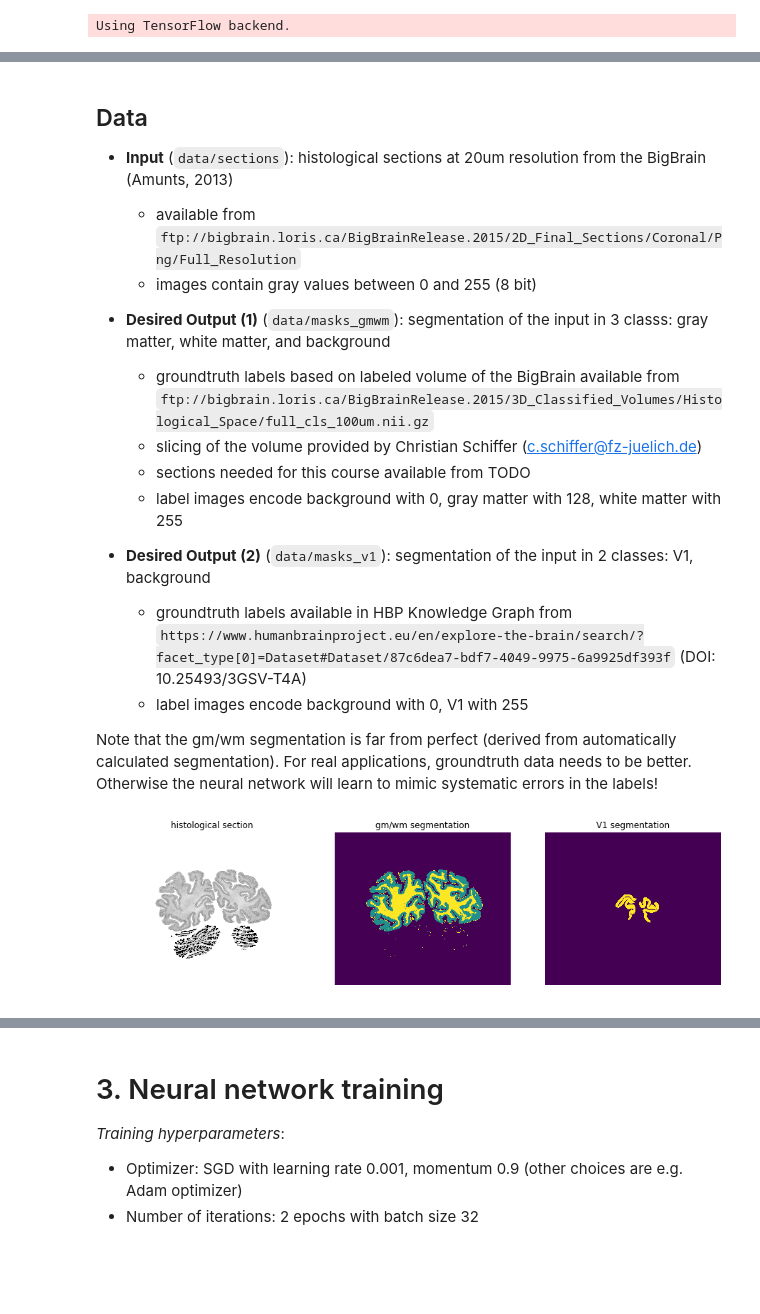
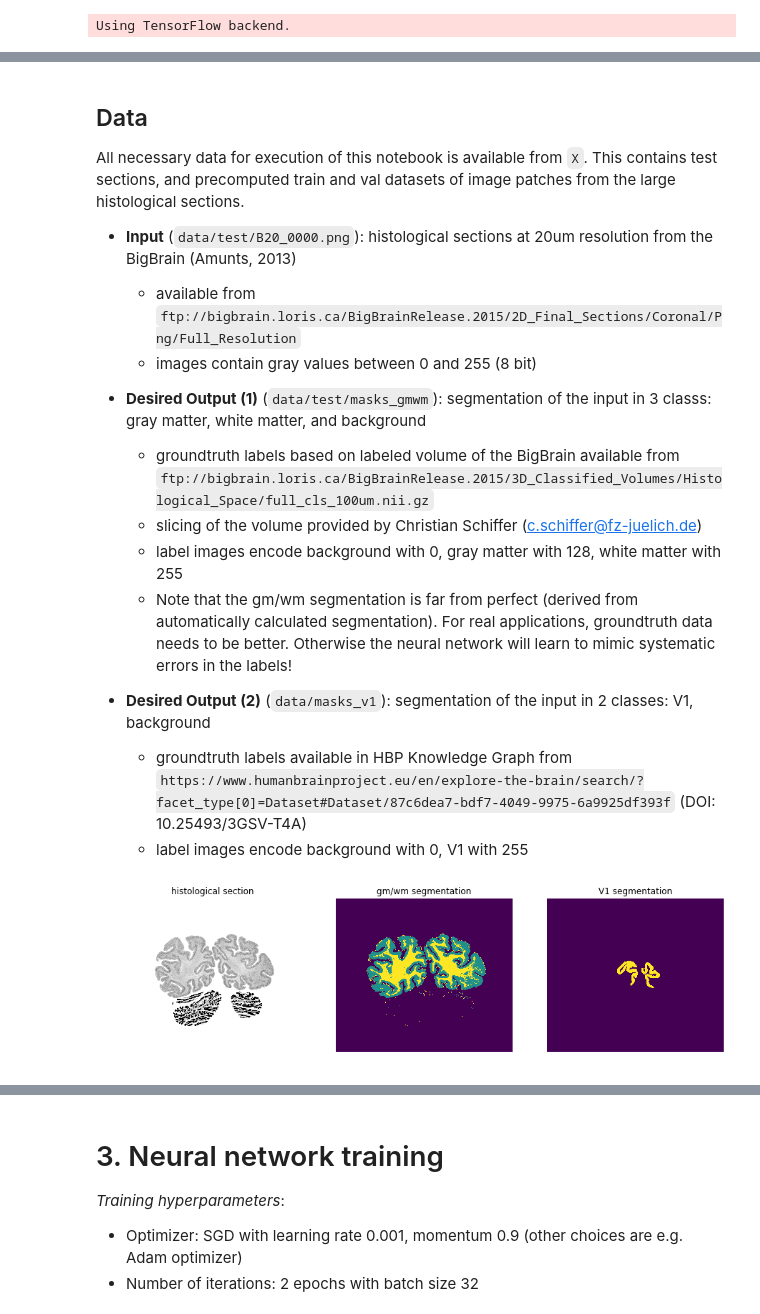
Before and after one commit to hspitzer/histo-seg, a Jupyter notebook: tutorial-segmentation.ipynb, the cells around one changed output, grey strips where cells are left out. Saved outputs shown, nothing was run; the diff lists cells and outputs as text; code cells hidden in the pictures; blank space fills up the shorter version.

Commit message:
extract dataprocessing in extra notebook

```diff
--- a/tutorial-segmentation.ipynb
+++ b/tutorial-segmentation.ipynb
@@ -69,10 +51,15 @@ NameError: name 'TODO' is not defined
 # %%
 # look at structure of data directory
-data_dir = 'data'
-!ls -R {data_dir}
+!ls -R {data_dir} --ignore raw
 
-sections_fname = os.path.join(data_dir, 'sections/B20_{}.png')
-masks_v1_fname = os.path.join(data_dir, 'masks_v1/B20_{}_v1.png')
-masks_gmwm_fname = os.path.join(data_dir, 'masks_gmwm/B20_{}_gmwm.png')
+sections_fname = os.path.join(data_dir, 'test/B20_{}.png')
+masks_v1_fname = os.path.join(data_dir, 'test/B20_{}_v1.png')
+masks_gmwm_fname = os.path.join(data_dir, 'test/B20_{}_gmwm.png')
+
+# split available sections in train/val and test sections
+imgs = sorted(glob.glob(masks_v1_fname.format('*')))
+test_sections = get_section_no(imgs)
+
+print('Test sections', test_sections)
 # %% [output]
 data:
@@ -95,40 +75,38 @@ B20_0481.png  B20_0961.png  B20_1441.png  B20_1921.png
 # %% [markdown]
 ## Data
+All necessary data for execution of this notebook is available from `X`. This contains test sections, and precomputed train and val datasets of image patches from the large histological sections.
 
-- **Input** (``data/sections``): histological sections at 20um resolution from the BigBrain (Amunts, 2013)
+- **Input** (``data/test/B20_0000.png``): histological sections at 20um resolution from the BigBrain (Amunts, 2013)
     - available from ``ftp://bigbrain.loris.ca/BigBrainRelease.2015/2D_Final_Sections/Coronal/Png/Full_Resolution``
     - images contain gray values between 0 and 255 (8 bit)
 
 
-- **Desired Output (1)** (``data/masks_gmwm``): segmentation of the input in 3 classs: gray matter, white matter, and background
+- **Desired Output (1)** (``data/test/masks_gmwm``): segmentation of the input in 3 classs: gray matter, white matter, and background
     - groundtruth labels based on labeled volume of the BigBrain available from ``ftp://bigbrain.loris.ca/BigBrainRelease.2015/3D_Classified_Volumes/Histological_Space/full_cls_100um.nii.gz``
     - slicing of the volume provided by Christian Schiffer (c.schiffer@fz-juelich.de)
-    - sections needed for this course available from TODO
     - label images encode background with 0, gray matter with 128, white matter with 255
-
+    - Note that the gm/wm segmentation is far from perfect (derived from automatically calculated segmentation). For real applications, groundtruth data needs to be better. Otherwise the neural network will learn to mimic systematic errors in the labels!
 
 - **Desired Output (2)** (``data/masks_v1``): segmentation of the input in 2 classes: V1, background
     - groundtruth labels available in HBP Knowledge Graph from ``https://www.humanbrainproject.eu/en/explore-the-brain/search/?facet_type[0]=Dataset#Dataset/87c6dea7-bdf7-4049-9975-6a9925df393f`` (DOI: 10.25493/3GSV-T4A)
     - label images encode background with 0, V1 with 255
-
-Note that the gm/wm segmentation is far from perfect (derived from automatically calculated segmentation). For real applications, groundtruth data needs to be better. Otherwise the neural network will learn to mimic systematic errors in the labels!
 # %%
 #load and display section and label
-img = imageio.imread('data/sections/B20_1021.png')
-mask_v1 = imageio.imread('data/masks_v1/B20_1021_v1.png')
-mask_gmwm = imageio.imread('data/masks_gmwm/B20_1021_gmwm.png')
+img = imageio.imread(sections_fname.format('1081'))
+mask_v1 = imageio.imread(masks_v1_fname.format('1081'))
+mask_gmwm = imageio.imread(masks_gmwm_fname.format('1081'))
 
 fig, axes = plt.subplots(1,3, figsize=(15,5))
 axes[0].imshow(img, cmap="gray")
 axes[0].set_title("histological section")
 axes[1].imshow(mask_gmwm)
 axes[1].set_title("gm/wm segmentation")
 axes[2].imshow(mask_v1)
 axes[2].set_title("V1 segmentation")
 for ax in axes:
     ax.axis("off")
 # %% [output]
-[figure, old version]
+[figure, new version]
 # %% [markdown]
 # 1. Prepare data for training
 **Challenge**: Histological sections are too large to process at once during training:
```
Also changed, not shown: parts of 30 cells of this notebook, 1 other file.
